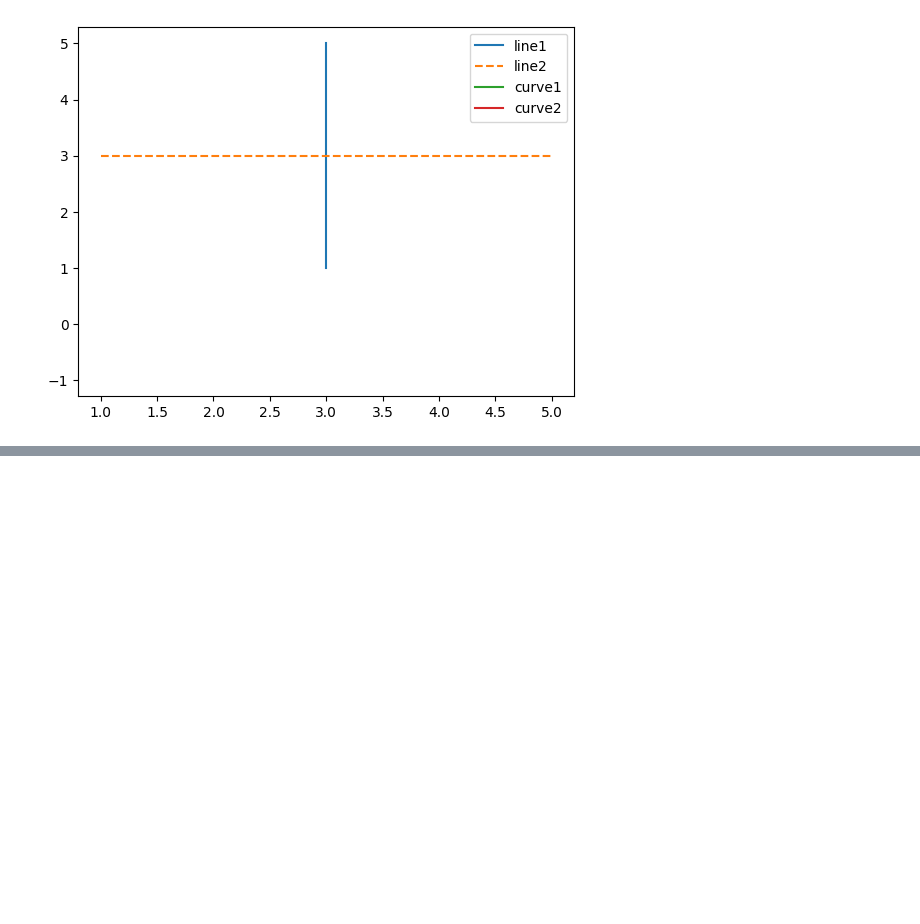
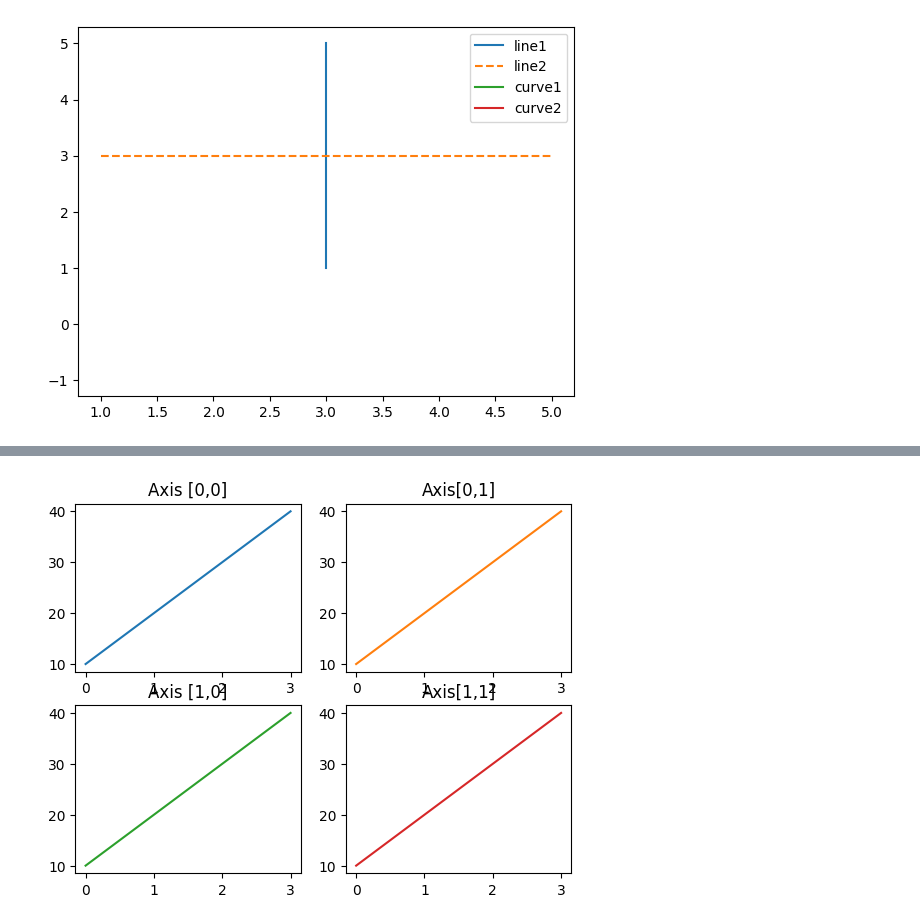
Before and after one commit to Kevingeorge619/DAUP, a Jupyter notebook: Matplotlib/main.ipynb, the cells around one changed output, grey strips where cells are left out. Saved outputs shown, nothing was run; the diff lists cells and outputs as text; code cells hidden in the pictures; blank space fills up the shorter version.

```diff
--- a/Matplotlib/main.ipynb
+++ b/Matplotlib/main.ipynb
@@ -86,0 +99,15 @@ plt.show()
+# %%
+x = np.array([0,1,2,3])
+y = np.array([10,20,30,40])
+fig, axs = plt.subplots(2,2)
+axs[0,0].plot(x,y)
+axs[0,0].set_title('Axis [0,0]')
+axs[0,1].plot(x,y,'tab:orange')
+axs[0,1].set_title('Axis[0,1]')
+axs[1,0].plot(x,y,'tab:green')
+axs[1,0].set_title('Axis [1,0]')
+axs[1,1].plot(x,y, 'tab:red')
+axs[1,1].set_title('Axis[1,1]')
+plt.show()
+# %% [output]
+[figure, added]
```
Also changed, not shown: parts of 3 cells of this notebook.
